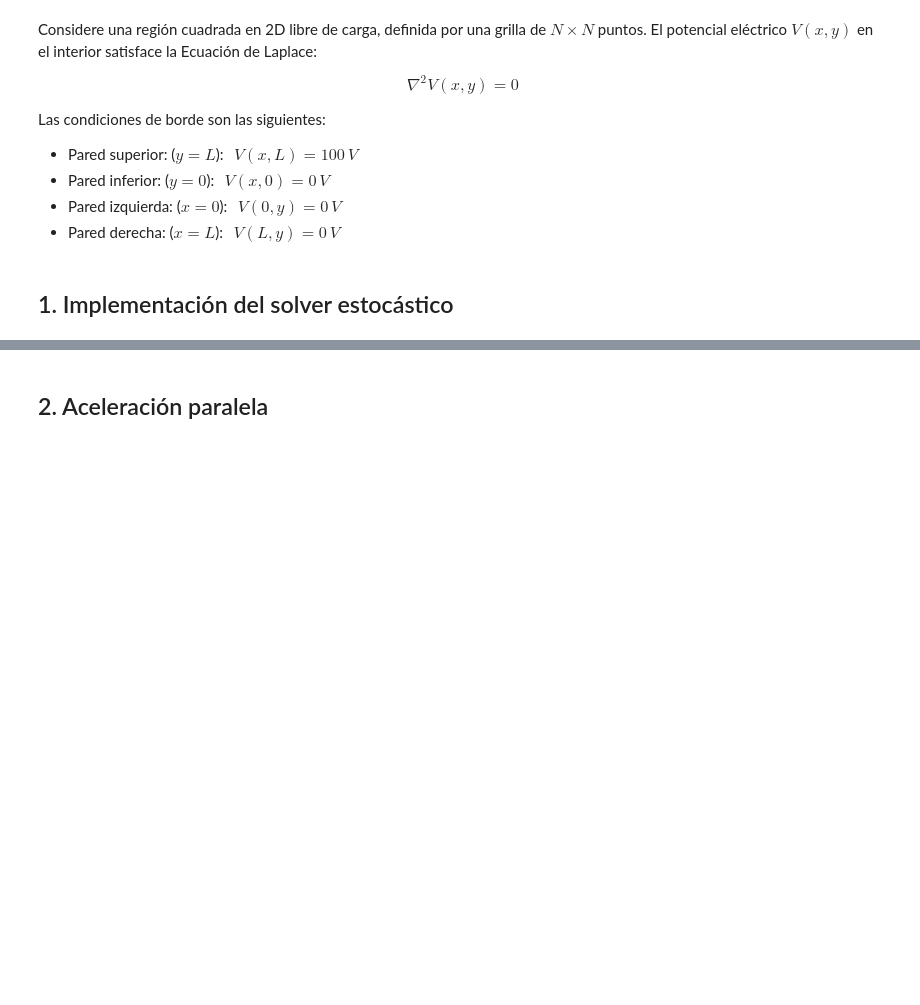
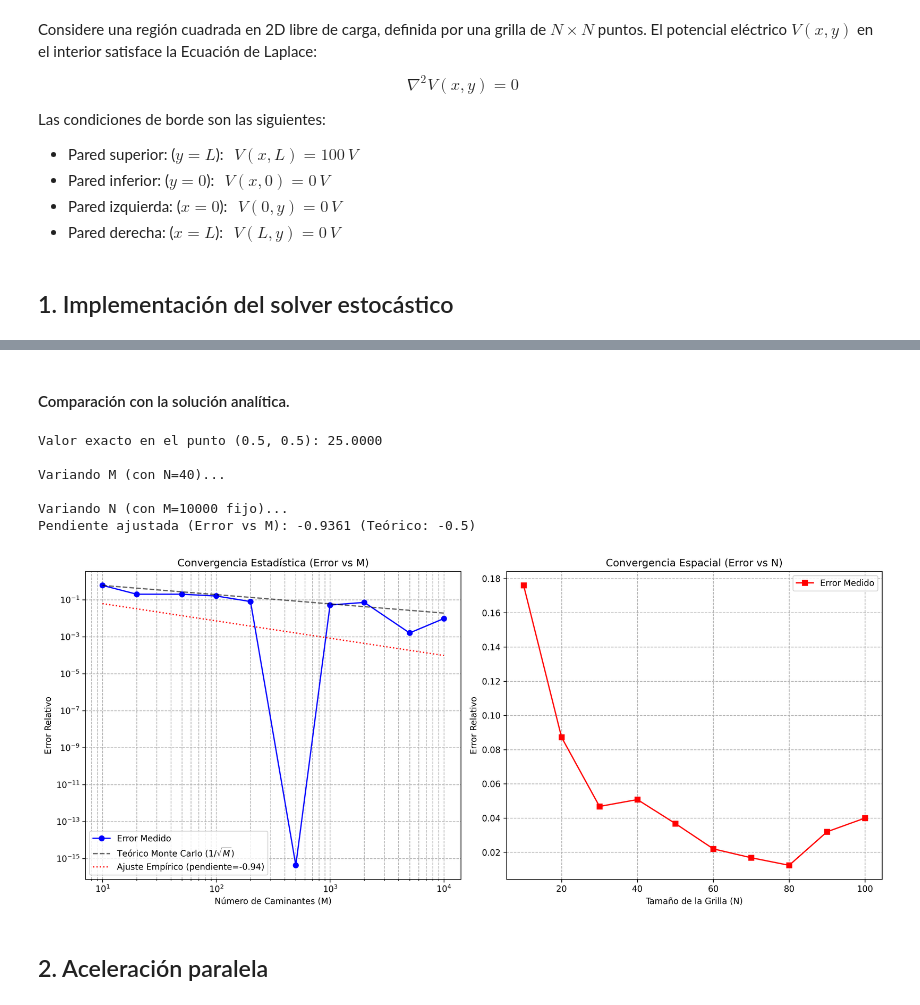
Before and after one commit to Ferzamora053/Tareas-FisComp, a Jupyter notebook: Tarea3_FZ.ipynb, the cells around one changed output, grey strips where cells are left out. Cells and saved outputs as stored; diff of their text form; code cells hidden in the pictures; blank space fills up the shorter version.

```diff
--- a/Tarea3_FZ.ipynb
+++ b/Tarea3_FZ.ipynb
@@ -78,0 +455,2 @@ Las condiciones de borde son las siguientes:
+# %% [markdown]
+#### Comparación con la solución analítica.
@@ -79,2 +534,45 @@ Las condiciones de borde son las siguientes:
+# %%
+M_values, errores_M, N_values, errores_N = error_analysis()
+
+# Graficar Resultados
+fig, (ax1, ax2) = plt.subplots(1, 2, figsize=(14, 6), dpi=150)
+
+# Error vs M
+# Teoría: El error de Monte Carlo decae como 1/sqrt(M)
+ax1.loglog(M_values, errores_M, 'o-', label='Error Medido', color='blue')
+
+# Línea teórica de referencia (pendiente -0.5)
+ref_M = [errores_M[0] * np.sqrt(M_values[0]) / np.sqrt(m) for m in M_values]
+ax1.loglog(M_values, ref_M, 'k--', alpha=0.6, label=r'Teórico Monte Carlo ($1/\sqrt{M}$)')
+ajuste_M = np.polyfit(np.log(M_values), np.log(errores_M), 1)
+pendiente_M = ajuste_M[0]
+print(f"Pendiente ajustada (Error vs M): {pendiente_M:.4f} (Teórico: -0.5)")
+ax1.loglog(M_values, np.exp(ajuste_M[1]) * np.array(M_values)**pendiente_M, 'r:', label=f'Ajuste Empírico (pendiente={pendiente_M:.2f})')
+
+ax1.set_xlabel('Número de Caminantes (M)')
+ax1.set_ylabel('Error Relativo')
+ax1.set_title('Convergencia Estadística (Error vs M)')
+ax1.grid(True, which="both", ls="--")
+ax1.legend()
+
+# Error vs N
+# Teoría: Error de discretización espacial
+ax2.plot(N_values, errores_N, 's-', color='red', label='Error Medido')
+ax2.set_xlabel('Tamaño de la Grilla (N)')
+ax2.set_ylabel('Error Relativo')
+ax2.set_title('Convergencia Espacial (Error vs N)')
+ax2.grid(True, ls="--")
+ax2.legend()
+
+plt.tight_layout()
+plt.show();
+# %% [output]
+Valor exacto en el punto (0.5, 0.5): 25.0000
+
+Variando M (con N=40)...
+
+Variando N (con M=10000 fijo)...
+Pendiente ajustada (Error vs M): -0.9361 (Teórico: -0.5)
+[figure, added]
 # %% [markdown]
 ## 2. Aceleración paralela
```
Also changed, not shown: parts of 21 cells of this notebook, 4 other files.
